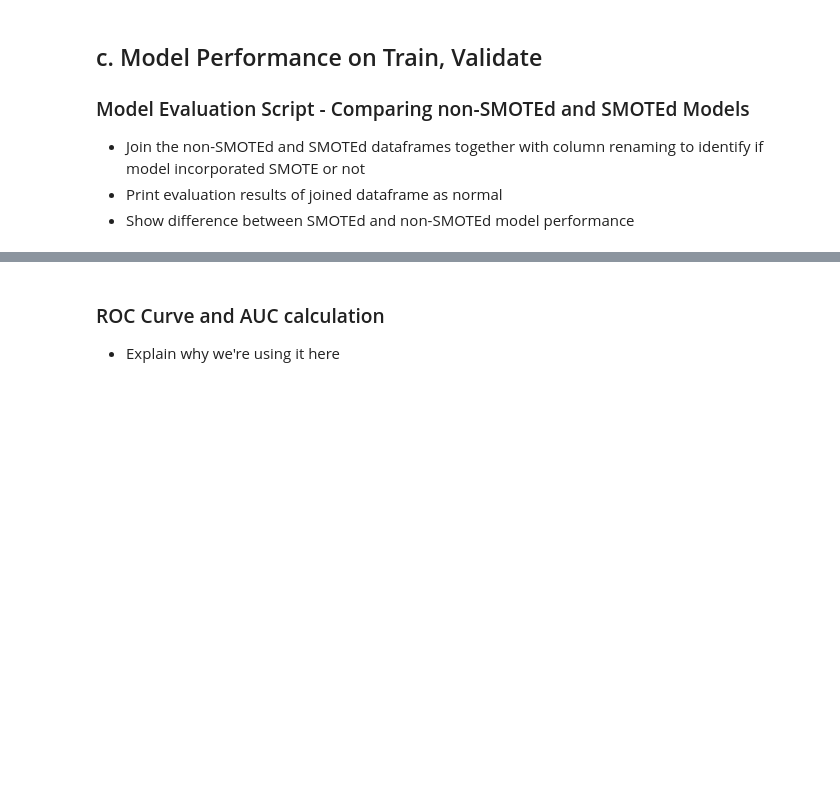
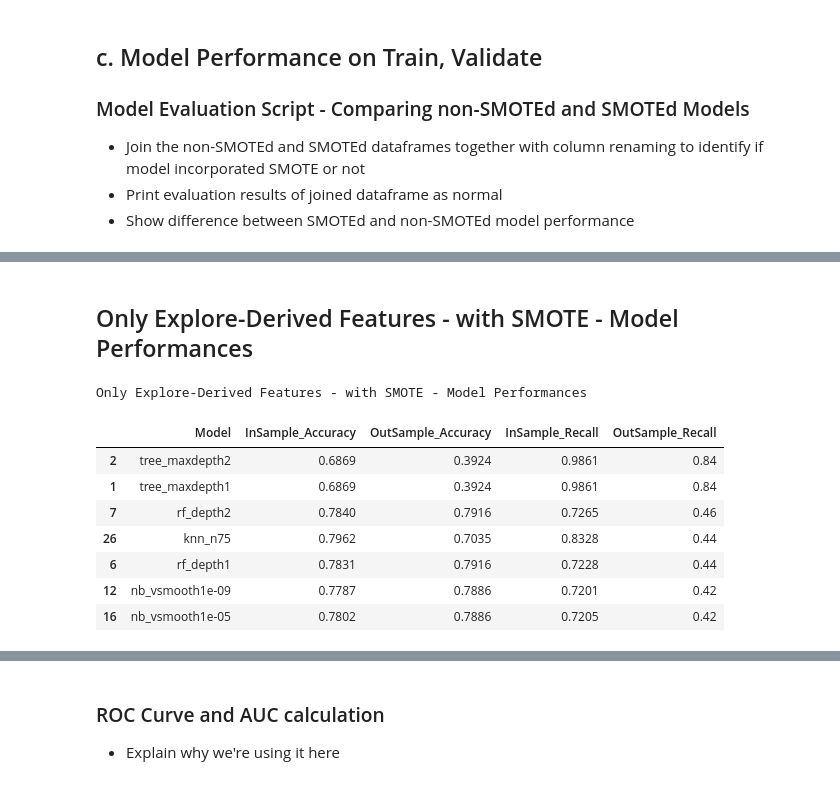
Before and after one commit to stroke-predictors/germain-capstone-stoke-prediction, a Jupyter notebook: final_notebook.ipynb, the cells around one changed output, grey strips where cells are left out. Saved outputs shown, nothing was run; the diff lists cells and outputs as text; code cells hidden in the pictures; blank space fills up the shorter version.

```diff
--- a/final_notebook.ipynb
+++ b/final_notebook.ipynb
@@ -549,3 +560,6 @@ Based on our analysis, these features are associated with stroke risk:
 - Return SMOTEd predictions dataframe, keep separate
 # %%
 # use model.classification_shotgun function here to build predictions dataframe on SMOTEd data
+smote_predictions_train,\
+smote_predictions_validate = model.classification_shotgun(X_train, y_train,
+                                                          X_validate, y_validate)
@@ -559,0 +608,16 @@ Based on our analysis, these features are associated with stroke risk:
+# %% [markdown]
+## Only Explore-Derived Features - with SMOTE - Model Performances
+# %%
+print('Only Explore-Derived Features - with SMOTE - Model Performances')
+model.print_classification_results(smote_predictions_train, smote_predictions_validate)\
+.sort_values(by='OutSample_Recall', ascending=False).head(7)
+# %% [output]
+Only Explore-Derived Features - with SMOTE - Model Performances
+|  | Model | InSample_Accuracy | OutSample_Accuracy | InSample_Recall | OutSample_Recall |
+| 2 | tree_maxdepth2 | 0.6869 | 0.3924 | 0.9861 | 0.84 |
+| 1 | tree_maxdepth1 | 0.6869 | 0.3924 | 0.9861 | 0.84 |
+| 7 | rf_depth2 | 0.7840 | 0.7916 | 0.7265 | 0.46 |
+| 26 | knn_n75 | 0.7962 | 0.7035 | 0.8328 | 0.44 |
+| 6 | rf_depth1 | 0.7831 | 0.7916 | 0.7228 | 0.44 |
+| 12 | nb_vsmooth1e-09 | 0.7787 | 0.7886 | 0.7201 | 0.42 |
+| 16 | nb_vsmooth1e-05 | 0.7802 | 0.7886 | 0.7205 | 0.42 |
```
Also changed, not shown: parts of 30 cells of this notebook.
